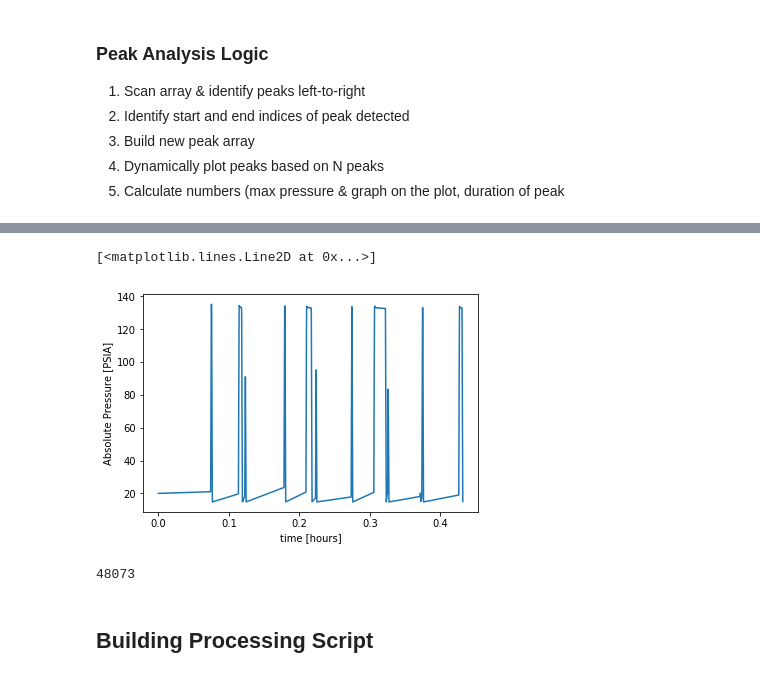
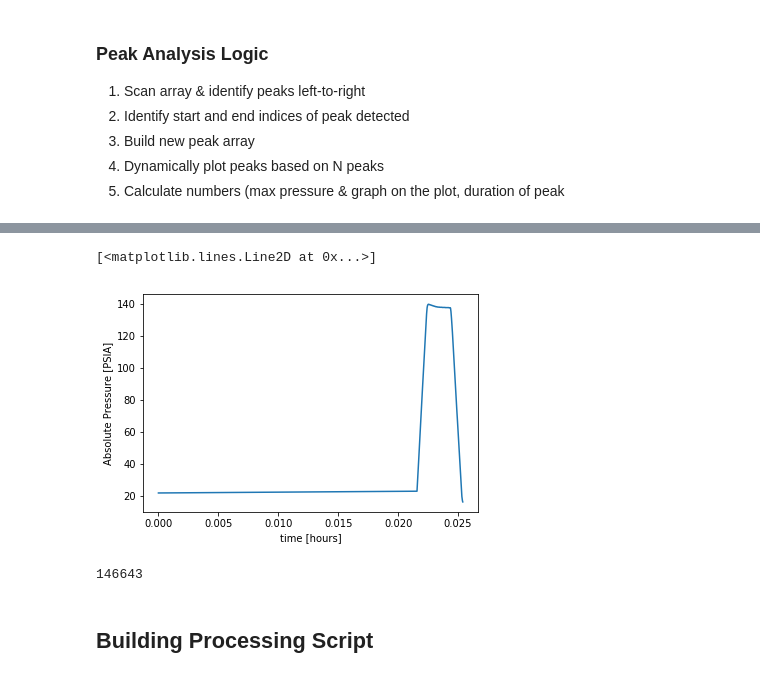
Before and after one commit to indeelabsinc/alicatflowmeter, a Jupyter notebook: Flow_meter_reader.ipynb, the cells around one changed output, grey strips where cells are left out. Drawn from its saved outputs; the diff is of its cells as text; code cells hidden in the pictures.

Commit message:
Fix: repaired plotting functionality and created output figure for all peaks

```diff
--- a/Flow_meter_reader.ipynb
+++ b/Flow_meter_reader.ipynb
@@ -9,7 +9,7 @@ import pandas as pd
 import matplotlib.pyplot as plt
 import numpy as np
 
-df = pd.read_csv('Alicat Data Log_05-16-2019_15-21-10_PM JAJ part 2.txt', header=None)
+df = pd.read_csv('Alicat Data Log_06-05-2019_14-32-02_PM.txt', header=None)
 df.columns = ["Time Stamp", "Absolute Pressure [PSIA]", "Temperature", "Volumetric [mL/s]", "Mass Flow [SCCM]","Gas Selected"]
 df.drop(df.index[0], inplace=True)
 df.index = np.arange(0, len(df))
@@ -338,39 +299,39 @@ def find_pressure_peak(p, t, p_threshold):
             diff = p[i] - p[i-1]
             diff2 = p[i] - p_threshold
             #print(i, diff, diff2)
 
         if  diff >= -2.0  and diff2 > 2.0 :
             pk.append(ele)
             t_stamp.append(time[i])
             first_idx = t_stamp[0]
             #print(t_stamp)
 
         if diff < 0.0 and diff2 > 0.1 and diff2 < 2.0:
             pk.append(ele)
             t_stamp.append(time[i])
             last_idx = i
             #print(t_stamp)
-            #break
+            break
 
     #Make time start from t=0 for the peak identified
     for j, ele in enumerate(t_stamp):
         t_stamp[j] = t_stamp[j] - t_stamp[0]
 
     return pk, t_stamp, first_idx, last_idx
 
 press_arr = remove_nans(press_arr)
 pk, t_stamp, first_idx, last_idx = find_pressure_peak(press_arr, time, 14.7)
 plt.xlabel('time [hours]')
 plt.ylabel('Absolute Pressure [PSIA]')
 
 plt.plot(t_stamp, pk)
 # %% [output]
 [<matplotlib.lines.Line2D at 0x...>]
-[figure, old version]
+[figure, new version]
 # %%
 len(time)
 # %% [output]
-48073
+146643
 # %% [markdown]
 ## Building Processing Script ##
 # %%
```
Also changed, not shown: parts of 18 cells of this notebook.
